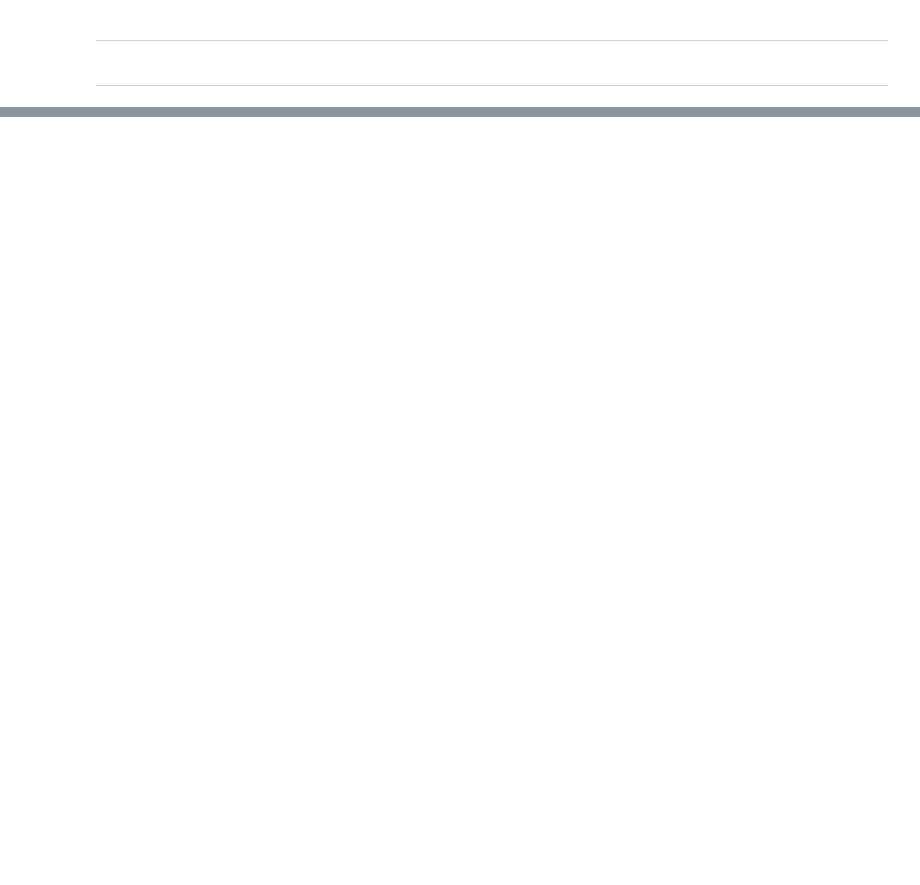
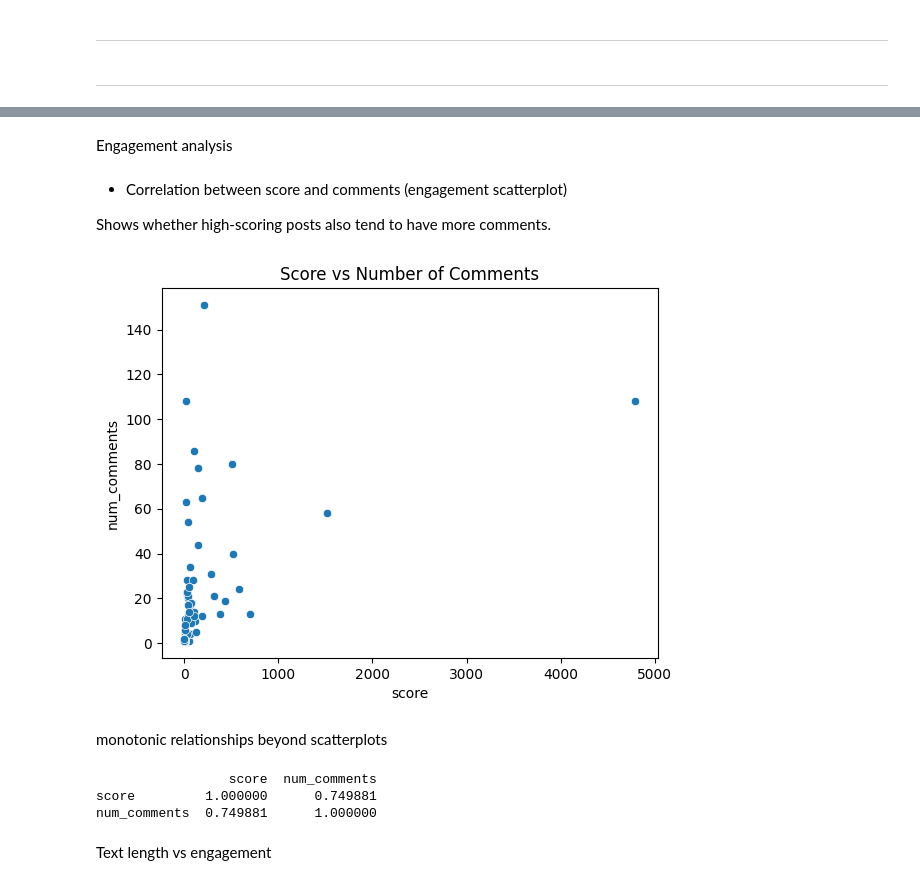
Before and after one commit to L-N-E0/USAID-Kenya-Sentiment-Analysis, a Jupyter notebook: notebooks/Mbego.ipynb, the cells around one changed output, grey strips where cells are left out. Drawn from its saved outputs; the diff is of its cells as text; code cells hidden in the pictures; blank space fills up the shorter version.

```diff
--- a/notebooks/Mbego.ipynb
+++ b/notebooks/Mbego.ipynb
@@ -629,0 +677,22 @@ reddit_df[['full_text', 'processed_text']].head()
+# %% [markdown]
+Engagement analysis
+# %% [markdown]
+- Correlation between score and comments (engagement scatterplot)
+
+Shows whether high-scoring posts also tend to have more comments.
+# %%
+sns.scatterplot(data=reddit_df, x='score', y='num_comments')
+plt.title("Score vs Number of Comments")
+plt.show()
+# %% [output]
+[figure, added]
+# %% [markdown]
+monotonic relationships beyond scatterplots
+# %%
+print(reddit_df[['score','num_comments']].corr(method='spearman'))
+# %% [output]
+                 score  num_comments
+score         1.000000      0.749881
+num_comments  0.749881      1.000000
+# %% [markdown]
+Text length vs engagement
```
Also changed, not shown: parts of 36 cells of this notebook.
